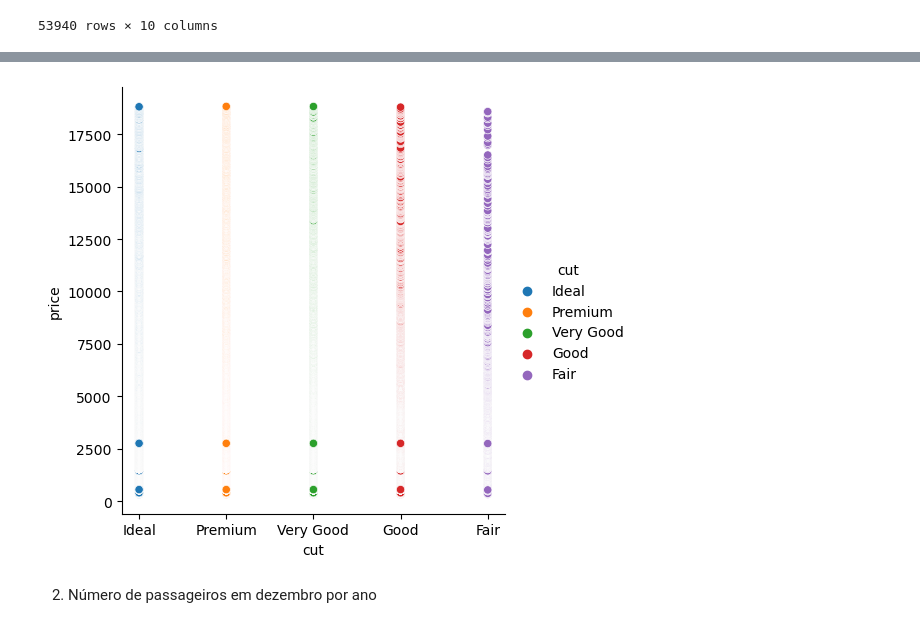
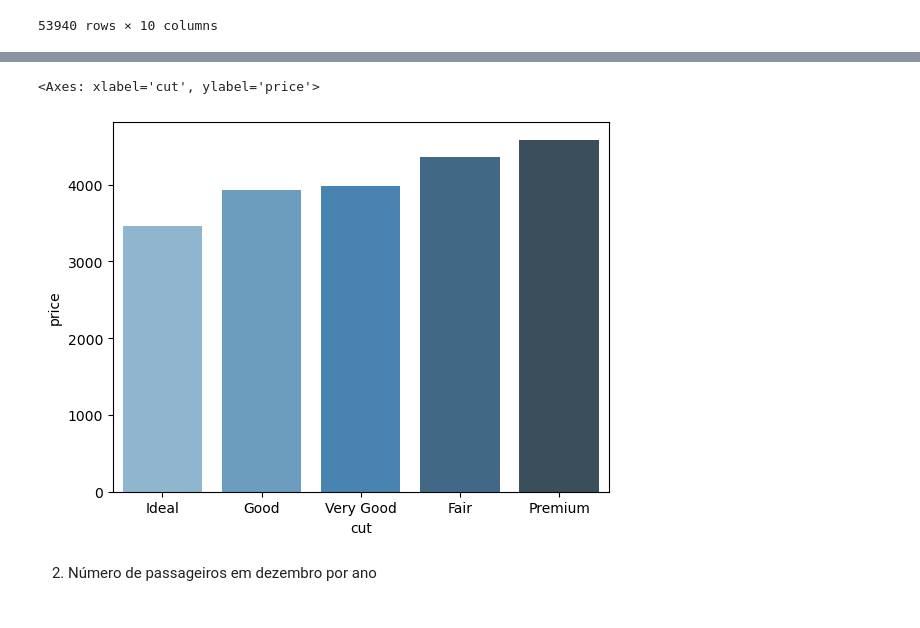
Before and after one commit to jhonatanpaz95/analise-de-dados, a Jupyter notebook: Seaborn/Seaborn.ipynb, the cells around one changed output, grey strips where cells are left out. Drawn from its saved outputs; the diff is of its cells as text; code cells hidden in the pictures.

Commit message:
Grafico ordenado

```diff
--- a/Seaborn/Seaborn.ipynb
+++ b/Seaborn/Seaborn.ipynb
@@ -17,3 +17,7 @@ diamonds
 | 53938 | 0.86 | Premium | H | SI2 | 61.0 | 58.0 | 2757 | 6.15 | 6.12 | 3.74 |
 | 53939 | 0.75 | Ideal | D | SI2 | 62.2 | 55.0 | 2757 | 5.83 | 5.87 | 3.64 |
 53940 rows × 10 columns
+# %%
+corte = diamonds[['cut', 'price']].groupby('cut').agg('mean').reset_index()
+ordenado = corte.sort_values(by='price',ascending=True)
+ordenado
@@ -20,7 +31,8 @@ diamonds
 # %%
-grafico = sns.relplot( data=diamonds, x='cut', y='price', hue='cut')
+sns.barplot(data=ordenado, x='cut', y='price', order=ordenado['cut'], palette='Blues_d')
 # %% [output]
+<Axes: xlabel='cut', ylabel='price'>
-[figure, old version]
+[figure, new version]
 # %% [markdown]
 2. Número de passageiros em dezembro por ano
 # %%
```
Also changed, not shown: parts of 14 cells of this notebook.
